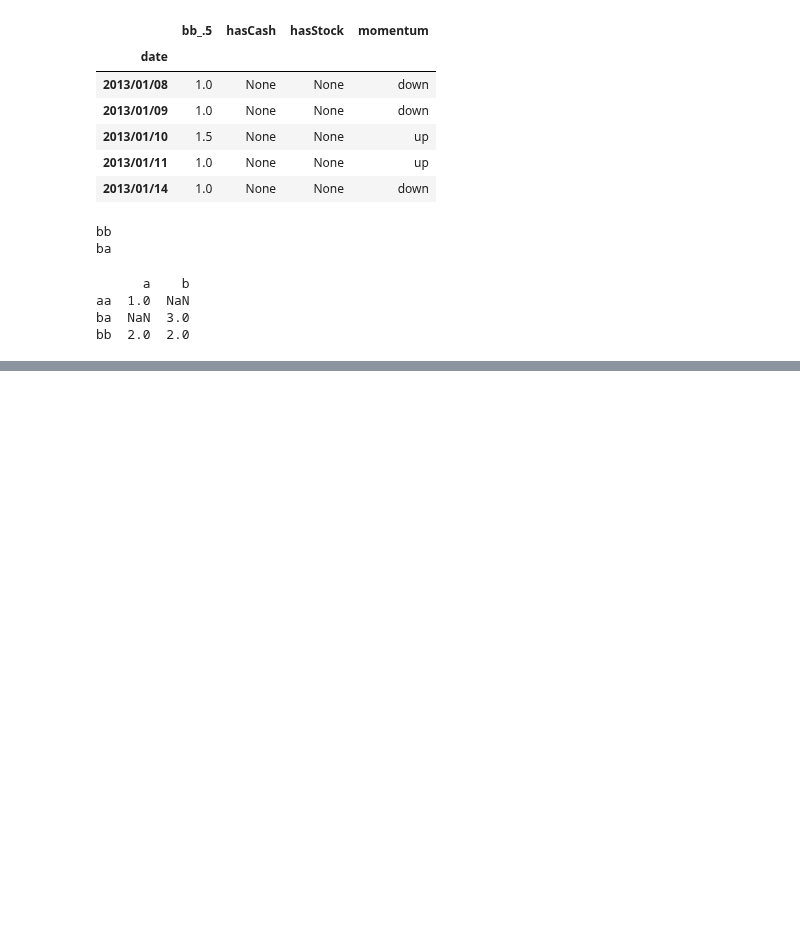
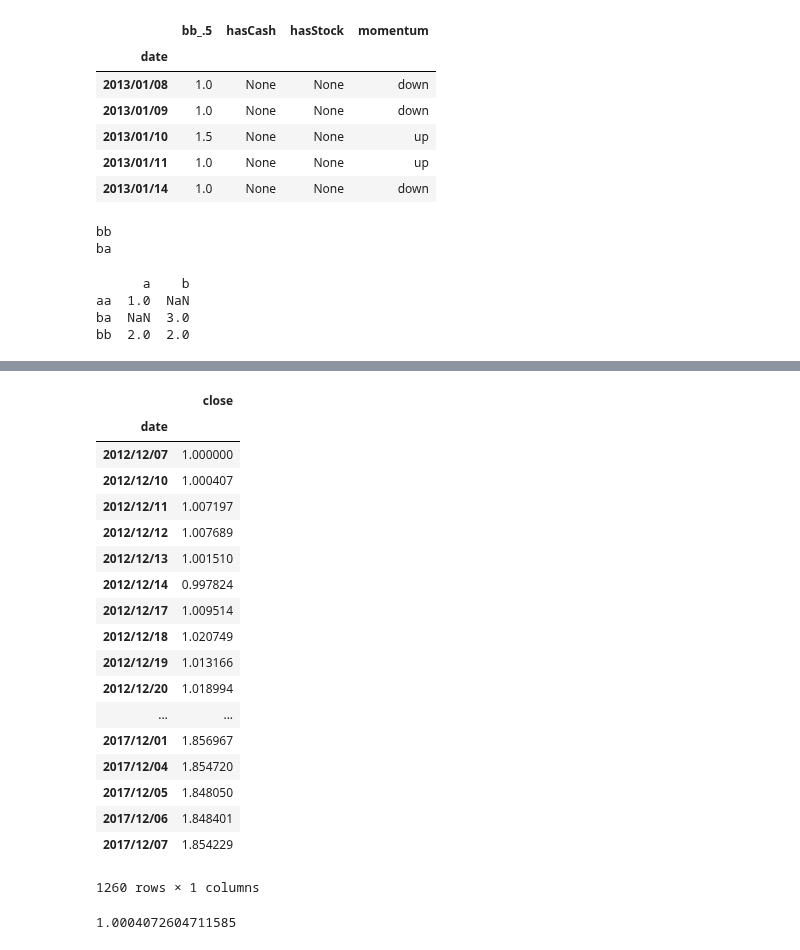
Before and after one commit to jlouie3/Conda_Notebooks, a Jupyter notebook: Projects/ReinforcmentLearning/Q-Learning.ipynb, the cells around one changed output, grey strips where cells are left out. Cells and saved outputs as stored; diff of their text form; code cells hidden in the pictures; blank space fills up the shorter version.

```diff
--- a/Projects/ReinforcmentLearning/Q-Learning.ipynb
+++ b/Projects/ReinforcmentLearning/Q-Learning.ipynb
@@ -446,0 +441,27 @@ bb  2.0  2.0
+# %%
+reward_df = data[['close']]
+reward_df
+# %% [output]
+|  | close |
+| date |  |
+| 2012/12/07 | 1.000000 |
+| 2012/12/10 | 1.000407 |
+| 2012/12/11 | 1.007197 |
+| 2012/12/12 | 1.007689 |
+| 2012/12/13 | 1.001510 |
+| 2012/12/14 | 0.997824 |
+| 2012/12/17 | 1.009514 |
+| 2012/12/18 | 1.020749 |
+| 2012/12/19 | 1.013166 |
+| 2012/12/20 | 1.018994 |
+| ... | ... |
+| 2017/12/01 | 1.856967 |
+| 2017/12/04 | 1.854720 |
+| 2017/12/05 | 1.848050 |
+| 2017/12/06 | 1.848401 |
+| 2017/12/07 | 1.854229 |
+1260 rows × 1 columns
+# %%
+reward_df.iloc[1]['close']
+# %% [output]
+1.0004072604711585
```
Also changed, not shown: parts of 3 cells of this notebook, 2 other files.
